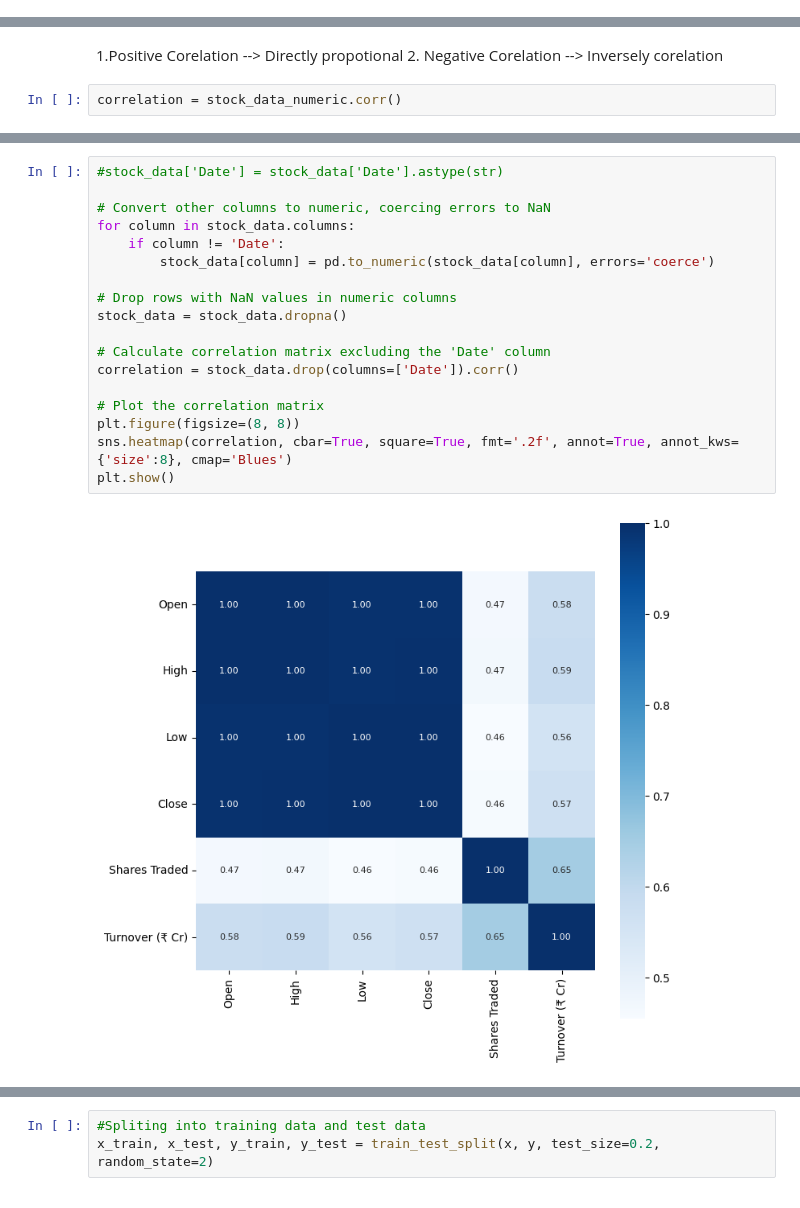
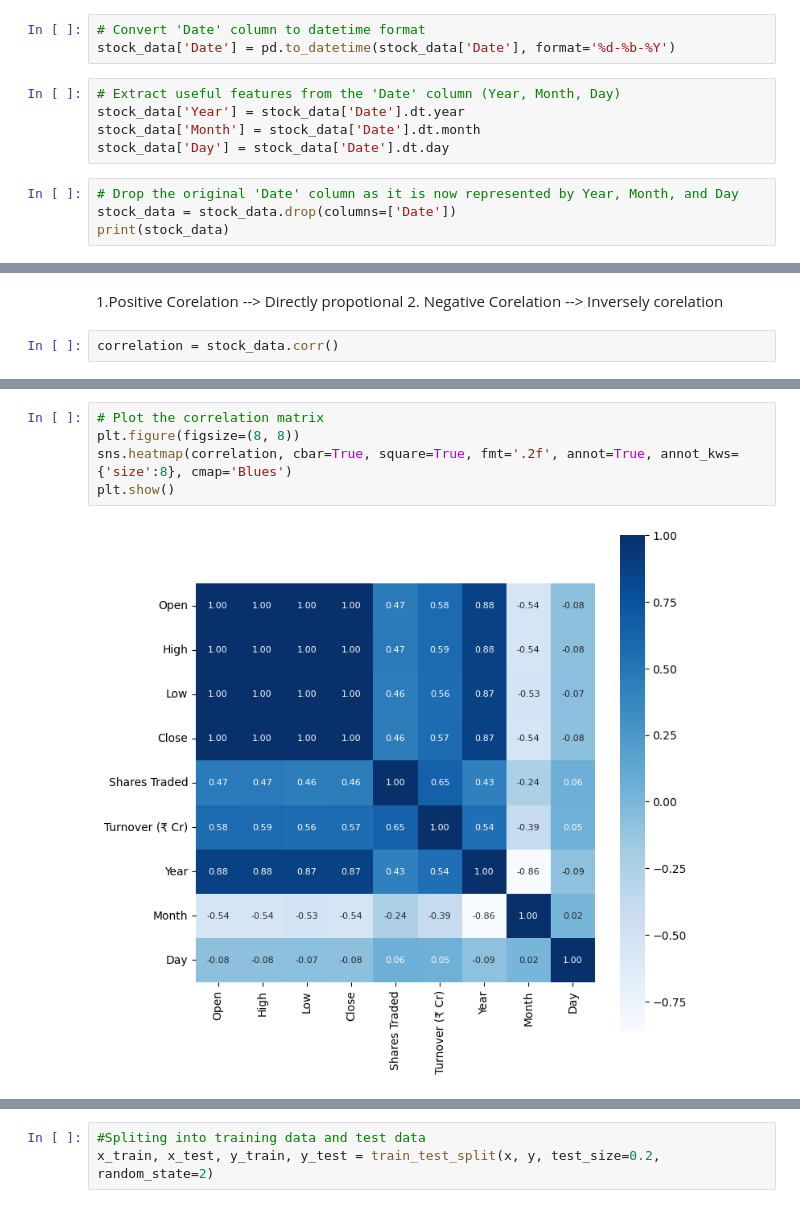
Before and after one commit to AMITH2205/Predicting-the-Index-Price-using-ML, a Jupyter notebook: Untitled0.ipynb, the cells around one changed output, grey strips where cells are left out. Drawn from its saved outputs; the diff is of its cells as text.

```diff
--- a/Untitled0.ipynb
+++ b/Untitled0.ipynb
@@ -30,0 +24,12 @@ stock_data['Close'] = pd.to_numeric(stock_data['Close'], errors='coerce')
+# %%
+# Convert 'Date' column to datetime format
+stock_data['Date'] = pd.to_datetime(stock_data['Date'], format='%d-%b-%Y')
+# %%
+# Extract useful features from the 'Date' column (Year, Month, Day)
+stock_data['Year'] = stock_data['Date'].dt.year
+stock_data['Month'] = stock_data['Date'].dt.month
+stock_data['Day'] = stock_data['Date'].dt.day
+# %%
+# Drop the original 'Date' column as it is now represented by Year, Month, and Day
+stock_data = stock_data.drop(columns=['Date'])
+print(stock_data)
@@ -96,5 +149,5 @@ stock_data.describe()
 1.Positive Corelation --> Directly propotional
 2. Negative Corelation --> Inversely corelation
 # %%
-correlation = stock_data_numeric.corr()
+correlation = stock_data.corr()
 # %%
@@ -117,21 +173,8 @@ print(stock_data_numeric)
 # %%
-#stock_data['Date'] = stock_data['Date'].astype(str)
-
-# Convert other columns to numeric, coercing errors to NaN
-for column in stock_data.columns:
-    if column != 'Date':
-        stock_data[column] = pd.to_numeric(stock_data[column], errors='coerce')
-
-# Drop rows with NaN values in numeric columns
-stock_data = stock_data.dropna()
-
-# Calculate correlation matrix excluding the 'Date' column
-correlation = stock_data.drop(columns=['Date']).corr()
-
 # Plot the correlation matrix
 plt.figure(figsize=(8, 8))
 sns.heatmap(correlation, cbar=True, square=True, fmt='.2f', annot=True, annot_kws={'size':8}, cmap='Blues')
 plt.show()
 # %% [output]
-[figure, old version]
+[figure, new version]
 # %%
```
Also changed, not shown: parts of 19 cells of this notebook.
